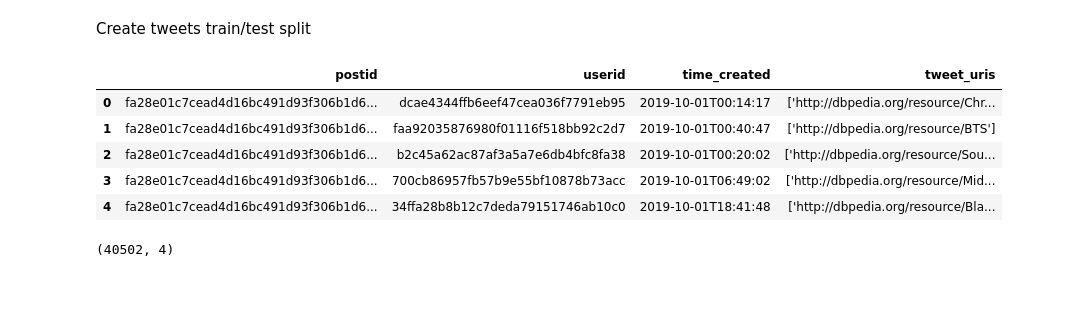
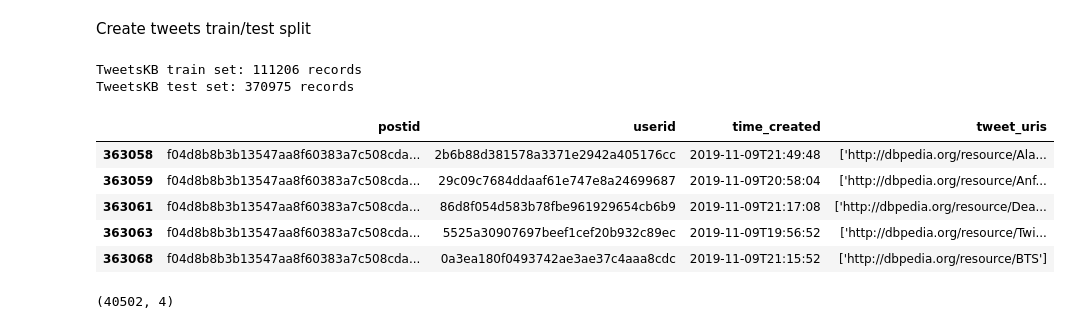
Before and after one commit to rayyyd/news_reccomender, a Jupyter notebook: ray/recommender.ipynb, the cells around one changed output. Drawn from its saved outputs; the diff is of its cells as text; code cells hidden in the pictures; blank space fills up the shorter version.

Commit message:
created train-test split for twitter and MIND

```diff
--- a/ray/recommender.ipynb
+++ b/ray/recommender.ipynb
@@ -518,19 +497,10 @@ Import TweetsKb data
 # %%
 import pandas as pd
 
-tweetsKB_oct_df = pd.read_csv(
-    './data_cache/tweetsKB_oct2019.csv',
-    encoding='utf-8'
-)
-print("loaded TweetsKB with", len(tweetsKB_oct_df), "records")
-
-tweetsKB_nov_df = pd.read_csv(
+tweetsKB_df = pd.read_csv(
     './data_cache/tweetsKB_nov2019.csv',
     encoding='utf-8'
 )
-print("loaded TweetsKB with", len(tweetsKB_nov_df), "records")
 
-#combine dfs
-tweetsKB_df = pd.concat([tweetsKB_oct_df, tweetsKB_nov_df], ignore_index=True)
-print("combined TweetsKB with", len(tweetsKB_df), "records")
+print("Loaded TweetsKB with", len(tweetsKB_df), "records")
 # %% [output]
@@ -558,17 +526,22 @@ tweetsKB_test  = tweetsKB_df.copy()
 # time information no longer needed.
 tweetsKB_train.drop(columns='time_dt', inplace=True)
 tweetsKB_test.drop(columns='time_dt', inplace=True)
+print("TweetsKB train set:", len(tweetsKB_train), "records")
+print("TweetsKB test set:", len(tweetsKB_test), "records")
+# %% [output]
+TweetsKB train set: 111206 records
+TweetsKB test set: 370975 records
 # %%
 len(tweetsKB_train), len(tweetsKB_test)
 tweetsKB_train.shape
-tweetsKB_train.head()
+tweetsKB_train.tail()
 # %% [output]
 |  | postid | userid | time_created | tweet_uris |
-| 0 | fa28e01c7cead4d16bc491d93f306b1d6... | dcae4344ffb6eef47cea036f7791eb95 | 2019-10-01T00:14:17 | ['http://dbpedia.org/resource/Chr... |
-| 1 | fa28e01c7cead4d16bc491d93f306b1d6... | faa92035876980f01116f518bb92c2d7 | 2019-10-01T00:40:47 | ['http://dbpedia.org/resource/BTS'] |
-| 2 | fa28e01c7cead4d16bc491d93f306b1d6... | b2c45a62ac87af3a5a7e6db4bfc8fa38 | 2019-10-01T00:20:02 | ['http://dbpedia.org/resource/Sou... |
-| 3 | fa28e01c7cead4d16bc491d93f306b1d6... | 700cb86957fb57b9e55bf10878b73acc | 2019-10-01T06:49:02 | ['http://dbpedia.org/resource/Mid... |
-| 4 | fa28e01c7cead4d16bc491d93f306b1d6... | 34ffa28b8b12c7deda79151746ab10c0 | 2019-10-01T18:41:48 | ['http://dbpedia.org/resource/Bla... |
+| 363058 | f04d8b8b3b13547aa8f60383a7c508cda... | 2b6b88d381578a3371e2942a405176cc | 2019-11-09T21:49:48 | ['http://dbpedia.org/resource/Ala... |
+| 363059 | f04d8b8b3b13547aa8f60383a7c508cda... | 29c09c7684ddaaf61e747e8a24699687 | 2019-11-09T20:58:04 | ['http://dbpedia.org/resource/Anf... |
+| 363061 | f04d8b8b3b13547aa8f60383a7c508cda... | 86d8f054d583b78fbe961929654cb6b9 | 2019-11-09T21:17:08 | ['http://dbpedia.org/resource/Dea... |
+| 363063 | f04d8b8b3b13547aa8f60383a7c508cda... | 5525a30907697beef1cef20b932c89ec | 2019-11-09T19:56:52 | ['http://dbpedia.org/resource/Twi... |
+| 363068 | f04d8b8b3b13547aa8f60383a7c508cda... | 0a3ea180f0493742ae3ae37c4aaa8cdc | 2019-11-09T21:15:52 | ['http://dbpedia.org/resource/BTS'] |
 # %%
 tweetsKB_train.shape
 # %% [output]
```
Also changed, not shown: parts of 12 cells of this notebook.
